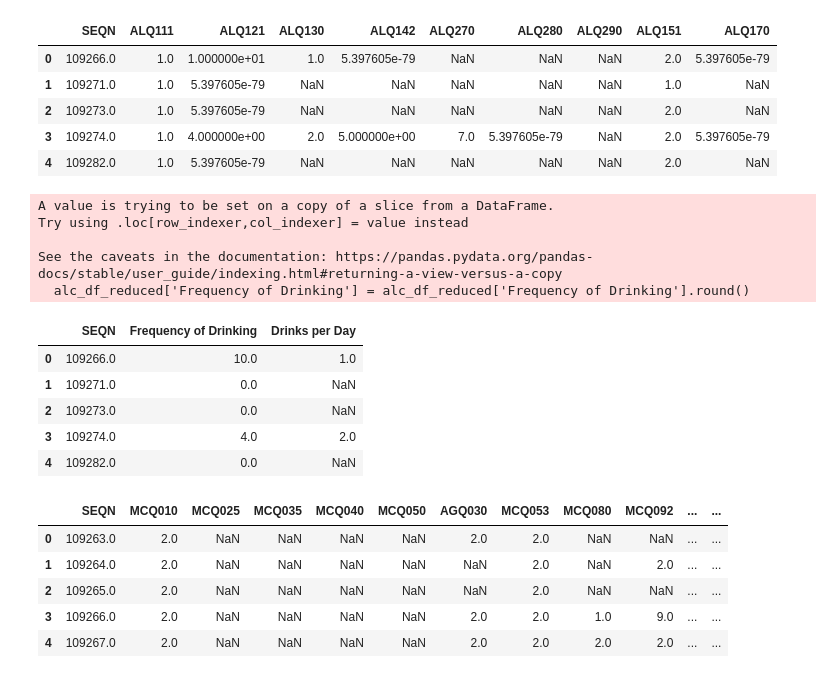
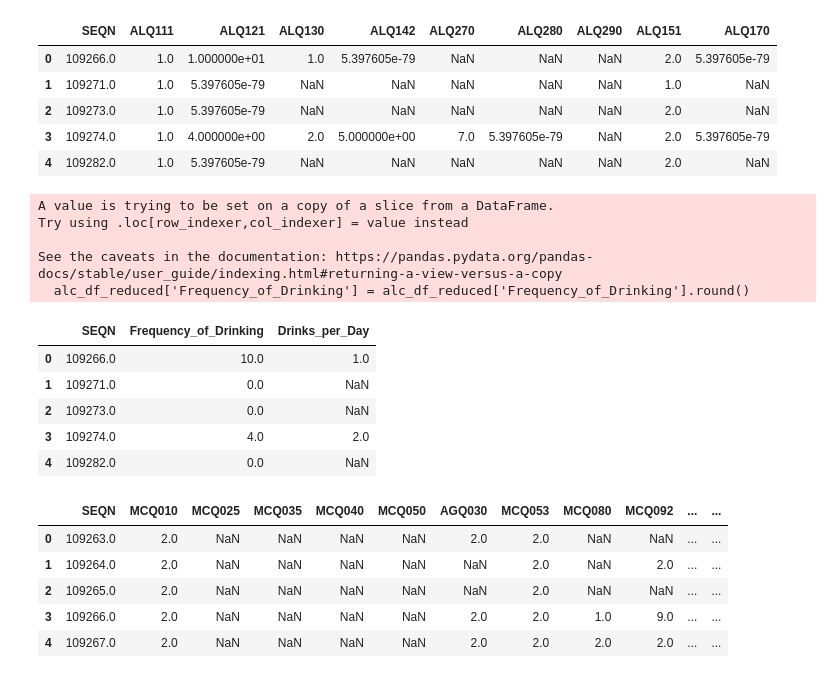
Before and after one commit to equitymarkets/HeartAttackPrediction, a Jupyter notebook: data_etl.ipynb, the cells around one changed output. Drawn from its saved outputs; the diff is of its cells as text; code cells hidden in the pictures.

```diff
--- a/data_etl.ipynb
+++ b/data_etl.ipynb
@@ -45,17 +45,17 @@ alc_df.head()
 | 3 | 109274.0 | 1.0 | 4.000000e+00 | 2.0 | 5.000000e+00 | 7.0 | 5.397605e-79 | NaN | 2.0 | 5.397605e-79 |
 | 4 | 109282.0 | 1.0 | 5.397605e-79 | NaN | NaN | NaN | NaN | NaN | 2.0 | NaN |
 # %%
-alc_df = alc_df.rename(columns={'ALQ121': 'Frequency of Drinking', 'ALQ130': 'Drinks per Day'})
-alc_df_reduced = alc_df[['SEQN', 'Frequency of Drinking', 'Drinks per Day']]
-alc_df_reduced['Frequency of Drinking'] = alc_df_reduced['Frequency of Drinking'].round()
+alc_df = alc_df.rename(columns={'ALQ121': 'Frequency_of_Drinking', 'ALQ130': 'Drinks_per_Day'})
+alc_df_reduced = alc_df[['SEQN', 'Frequency_of_Drinking', 'Drinks_per_Day']]
+alc_df_reduced['Frequency_of_Drinking'] = alc_df_reduced['Frequency_of_Drinking'].round()
 alc_df_reduced.head()
 # %% [output]
 A value is trying to be set on a copy of a slice from a DataFrame.
 Try using .loc[row_indexer,col_indexer] = value instead
 
 See the caveats in the documentation: https://pandas.pydata.org/pandas-docs/stable/user_guide/indexing.html#returning-a-view-versus-a-copy
-  alc_df_reduced['Frequency of Drinking'] = alc_df_reduced['Frequency of Drinking'].round()
+  alc_df_reduced['Frequency_of_Drinking'] = alc_df_reduced['Frequency_of_Drinking'].round()
-|  | SEQN | Frequency of Drinking | Drinks per Day |
+|  | SEQN | Frequency_of_Drinking | Drinks_per_Day |
 | 0 | 109266.0 | 10.0 | 1.0 |
 | 1 | 109271.0 | 0.0 | NaN |
 | 2 | 109273.0 | 0.0 | NaN |
```
Also changed, not shown: parts of 6 cells of this notebook, 3 other files.
